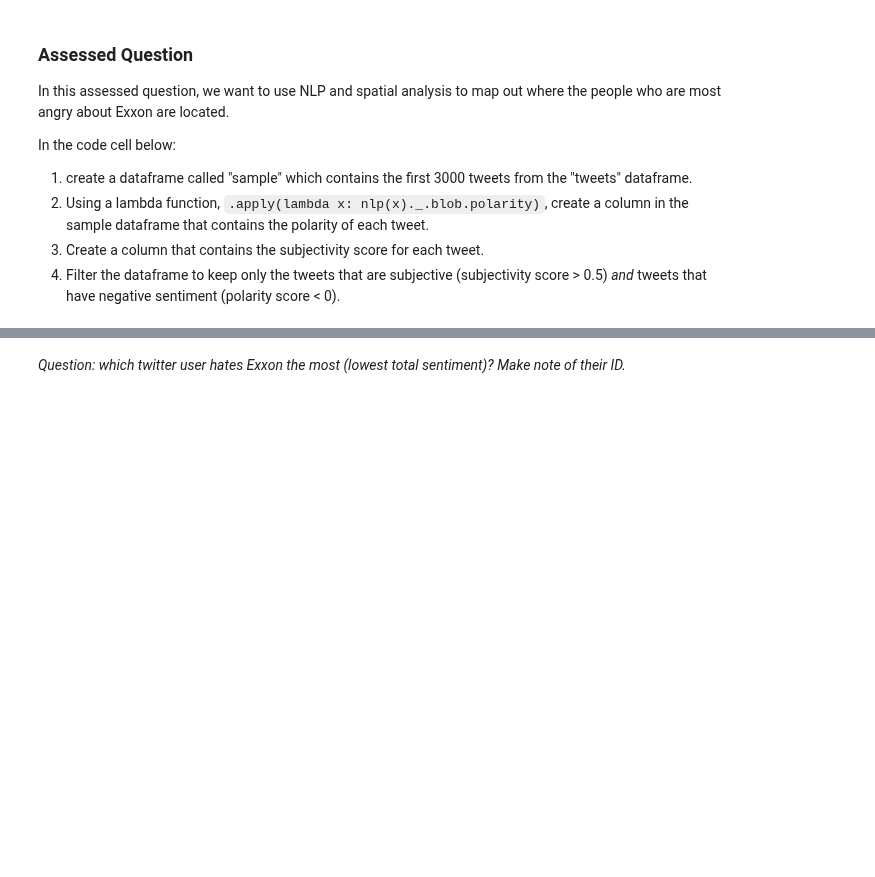
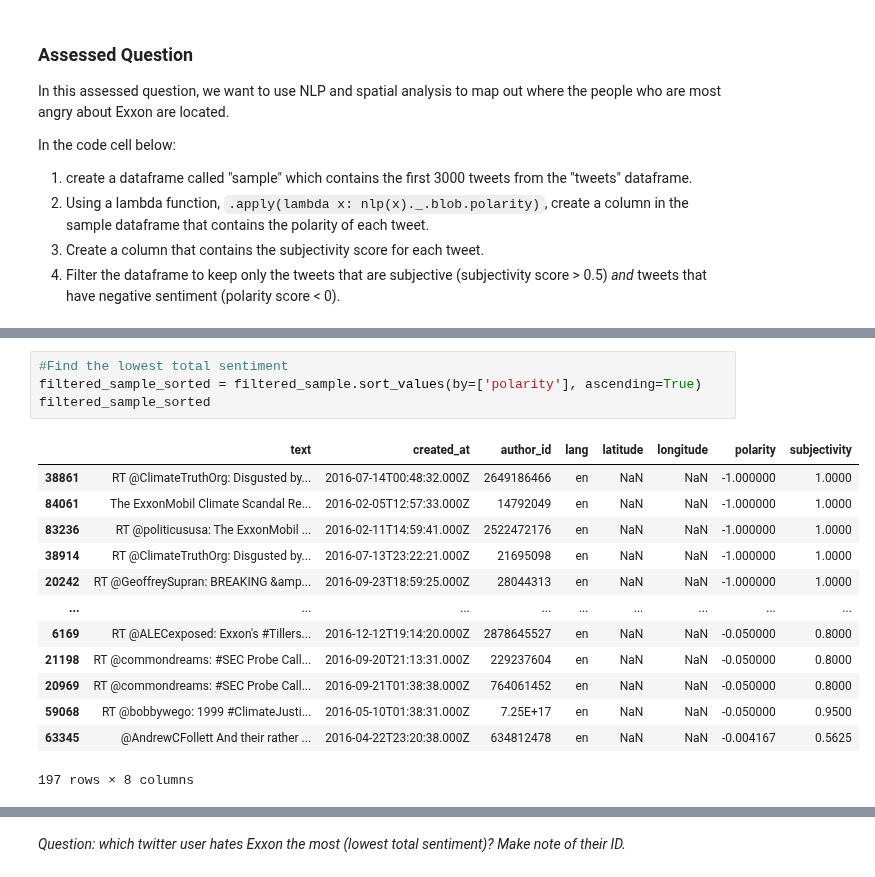
Before and after one commit to Zccarou/QM2, a Jupyter notebook: notebooks/W04. Natural Language Processing.ipynb, the cells around one changed output, grey strips where cells are left out. Cells and saved outputs as stored; diff of their text form; blank space fills up the shorter version.

```diff
--- a/notebooks/W04. Natural Language Processing.ipynb
+++ b/notebooks/W04. Natural Language Processing.ipynb
@@ -718,0 +755,18 @@ print(filtered_sample)
+# %%
+#Find the lowest total sentiment
+filtered_sample_sorted = filtered_sample.sort_values(by=['polarity'], ascending=True)
+filtered_sample_sorted
+# %% [output]
+|  | text | created_at | author_id | lang | latitude | longitude | polarity | subjectivity |
+| 38861 | RT @ClimateTruthOrg: Disgusted by... | 2016-07-14T00:48:32.000Z | 2649186466 | en | NaN | NaN | -1.000000 | 1.0000 |
+| 84061 | The ExxonMobil Climate Scandal Re... | 2016-02-05T12:57:33.000Z | 14792049 | en | NaN | NaN | -1.000000 | 1.0000 |
+| 83236 | RT @politicususa: The ExxonMobil ... | 2016-02-11T14:59:41.000Z | 2522472176 | en | NaN | NaN | -1.000000 | 1.0000 |
+| 38914 | RT @ClimateTruthOrg: Disgusted by... | 2016-07-13T23:22:21.000Z | 21695098 | en | NaN | NaN | -1.000000 | 1.0000 |
+| 20242 | RT @GeoffreySupran: BREAKING &amp... | 2016-09-23T18:59:25.000Z | 28044313 | en | NaN | NaN | -1.000000 | 1.0000 |
+| ... | ... | ... | ... | ... | ... | ... | ... | ... |
+| 6169 | RT @ALECexposed: Exxon's #Tillers... | 2016-12-12T19:14:20.000Z | 2878645527 | en | NaN | NaN | -0.050000 | 0.8000 |
+| 21198 | RT @commondreams: #SEC Probe Call... | 2016-09-20T21:13:31.000Z | 229237604 | en | NaN | NaN | -0.050000 | 0.8000 |
+| 20969 | RT @commondreams: #SEC Probe Call... | 2016-09-21T01:38:38.000Z | 764061452 | en | NaN | NaN | -0.050000 | 0.8000 |
+| 59068 | RT @bobbywego: 1999 #ClimateJusti... | 2016-05-10T01:38:31.000Z | 7.25E+17 | en | NaN | NaN | -0.050000 | 0.9500 |
+| 63345 | @AndrewCFollett And their rather ... | 2016-04-22T23:20:38.000Z | 634812478 | en | NaN | NaN | -0.004167 | 0.5625 |
+197 rows × 8 columns
```
Also changed, not shown: parts of 12 cells of this notebook.
